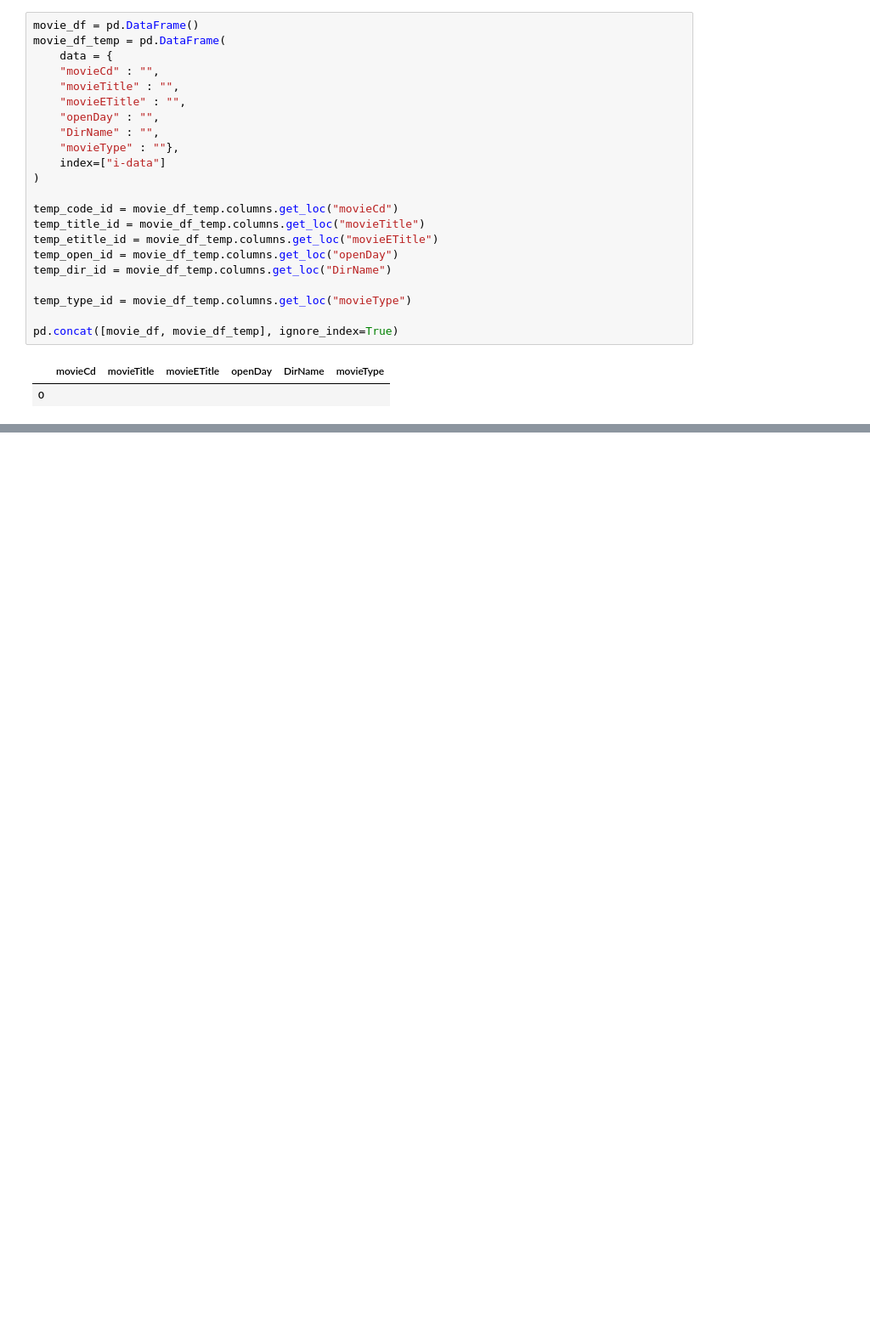
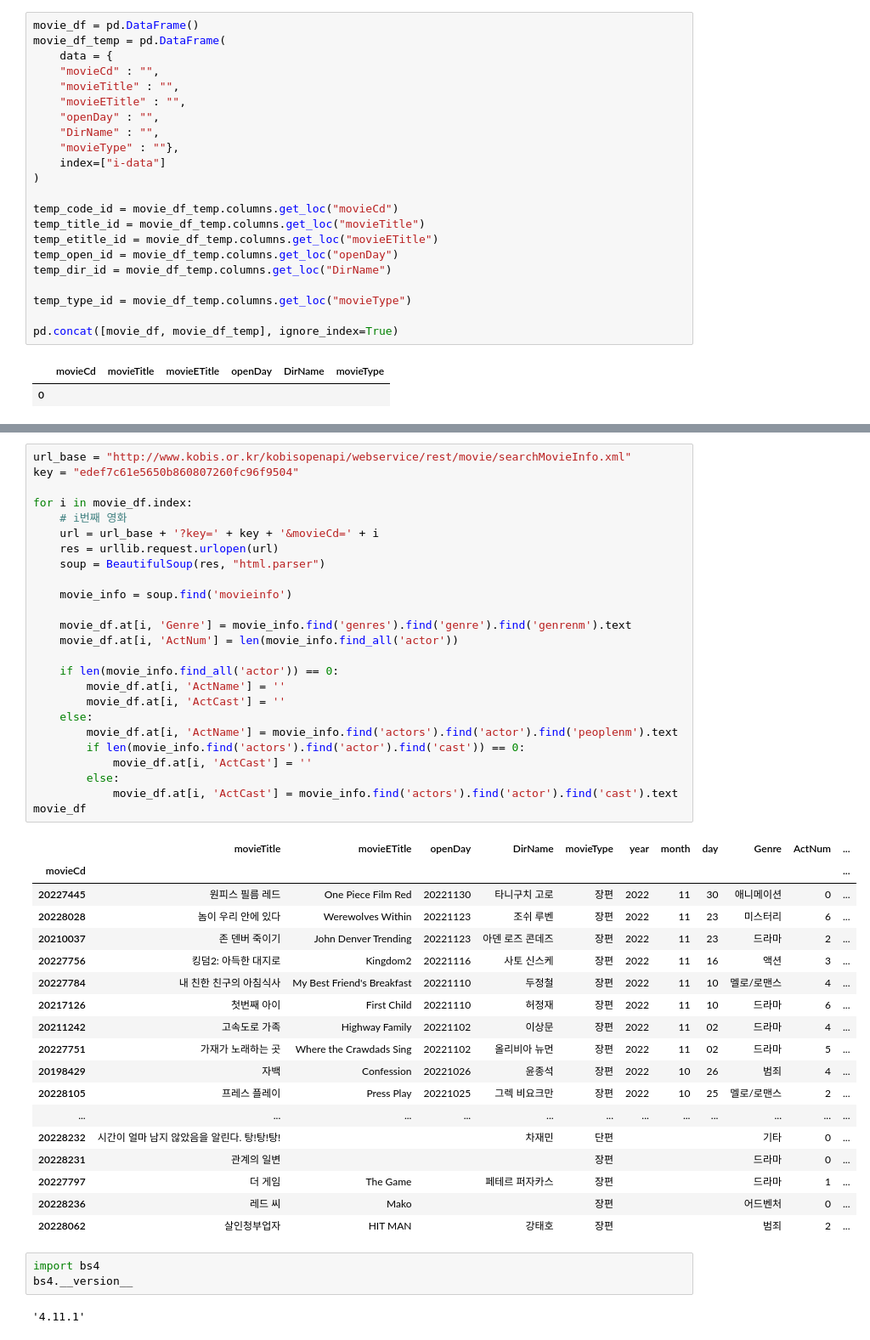
Before and after one commit to one-gidung/T_ACADEMY_ASAC, a Jupyter notebook: Data_Handling/10.25_XML.ipynb, the cells around one changed output, grey strips where cells are left out. Shown: that part at 85% size. Drawn from its saved outputs; the diff is of its cells as text; blank space fills up the shorter version.

```diff
--- a/Data_Handling/10.25_XML.ipynb
+++ b/Data_Handling/10.25_XML.ipynb
@@ -237,0 +314,49 @@ for i in range(tot_cnt):
+# %%
+url_base = "http://www.kobis.or.kr/kobisopenapi/webservice/rest/movie/searchMovieInfo.xml"
+key = "edef7c61e5650b860807260fc96f9504"
+
+for i in movie_df.index:
+    # i번째 영화
+    url = url_base + '?key=' + key + '&movieCd=' + i
+    res = urllib.request.urlopen(url)
+    soup = BeautifulSoup(res, "html.parser")
+
+    movie_info = soup.find('movieinfo')
+
+    movie_df.at[i, 'Genre'] = movie_info.find('genres').find('genre').find('genrenm').text
+    movie_df.at[i, 'ActNum'] = len(movie_info.find_all('actor'))
+
+    if len(movie_info.find_all('actor')) == 0:
+        movie_df.at[i, 'ActName'] = ''
+        movie_df.at[i, 'ActCast'] = ''
+    else:
+        movie_df.at[i, 'ActName'] = movie_info.find('actors').find('actor').find('peoplenm').text
+        if len(movie_info.find('actors').find('actor').find('cast')) == 0:
+            movie_df.at[i, 'ActCast'] = ''
+        else:
+            movie_df.at[i, 'ActCast'] = movie_info.find('actors').find('actor').find('cast').text
+movie_df
+# %% [output]
+|  | movieTitle | movieETitle | openDay | DirName | movieType | year | month | day | Genre | ActNum | ... |
+| movieCd |  |  |  |  |  |  |  |  |  |  | ... |
+| 20227445 | 원피스 필름 레드 | One Piece Film Red | 20221130 | 타니구치 고로 | 장편 | 2022 | 11 | 30 | 애니메이션 | 0 | ... |
+| 20228028 | 놈이 우리 안에 있다 | Werewolves Within | 20221123 | 조쉬 루벤 | 장편 | 2022 | 11 | 23 | 미스터리 | 6 | ... |
+| 20210037 | 존 덴버 죽이기 | John Denver Trending | 20221123 | 아덴 로즈 콘데즈 | 장편 | 2022 | 11 | 23 | 드라마 | 2 | ... |
+| 20227756 | 킹덤2: 아득한 대지로 | Kingdom2 | 20221116 | 사토 신스케 | 장편 | 2022 | 11 | 16 | 액션 | 3 | ... |
+| 20227784 | 내 친한 친구의 아침식사 | My Best Friend's Breakfast | 20221110 | 두정철 | 장편 | 2022 | 11 | 10 | 멜로/로맨스 | 4 | ... |
+| 20217126 | 첫번째 아이 | First Child | 20221110 | 허정재 | 장편 | 2022 | 11 | 10 | 드라마 | 6 | ... |
+| 20211242 | 고속도로 가족 | Highway Family | 20221102 | 이상문 | 장편 | 2022 | 11 | 02 | 드라마 | 4 | ... |
+| 20227751 | 가재가 노래하는 곳 | Where the Crawdads Sing | 20221102 | 올리비아 뉴먼 | 장편 | 2022 | 11 | 02 | 드라마 | 5 | ... |
+| 20198429 | 자백 | Confession | 20221026 | 윤종석 | 장편 | 2022 | 10 | 26 | 범죄 | 4 | ... |
+| 20228105 | 프레스 플레이 | Press Play | 20221025 | 그렉 비요크만 | 장편 | 2022 | 10 | 25 | 멜로/로맨스 | 2 | ... |
+| ... | ... | ... | ... | ... | ... | ... | ... | ... | ... | ... | ... |
+| 20228232 | 시간이 얼마 남지 않았음을 알린다. 탕!탕!탕! |  |  | 차재민 | 단편 |  |  |  | 기타 | 0 | ... |
+| 20228231 | 관계의 일변 |  |  |  | 장편 |  |  |  | 드라마 | 0 | ... |
+| 20227797 | 더 게임 | The Game |  | 페테르 퍼자카스 | 장편 |  |  |  | 드라마 | 1 | ... |
+| 20228236 | 레드 씨 | Mako |  |  | 장편 |  |  |  | 어드벤처 | 0 | ... |
+| 20228062 | 살인청부업자 | HIT MAN |  | 강태호 | 장편 |  |  |  | 범죄 | 2 | ... |
+# %%
+import bs4
+bs4.__version__
+# %% [output]
+'4.11.1'
```
Also changed, not shown: parts of 5 cells of this notebook.
